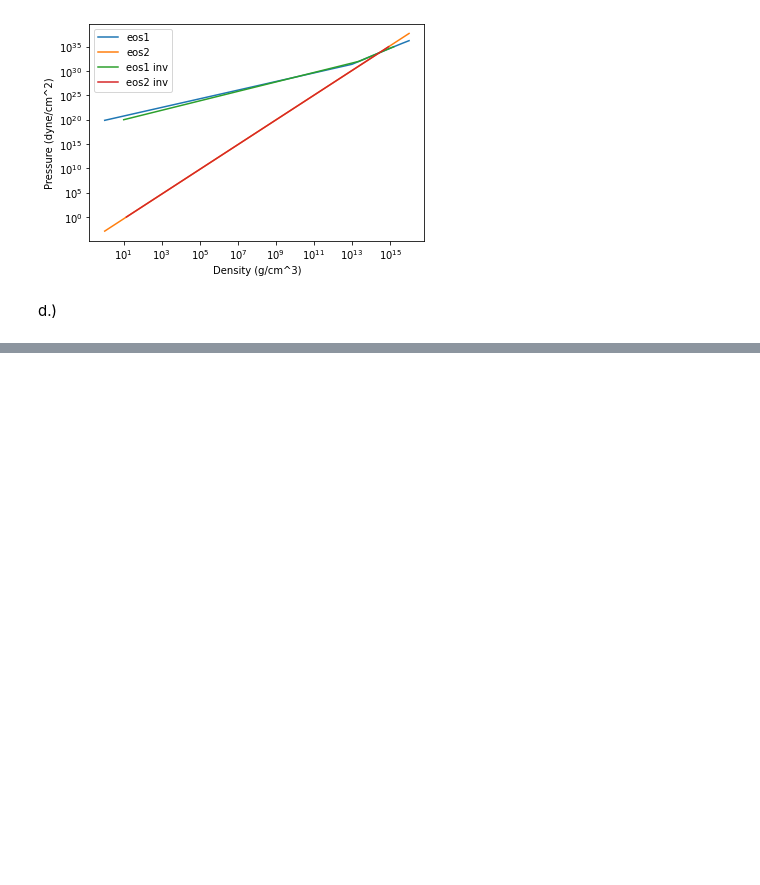
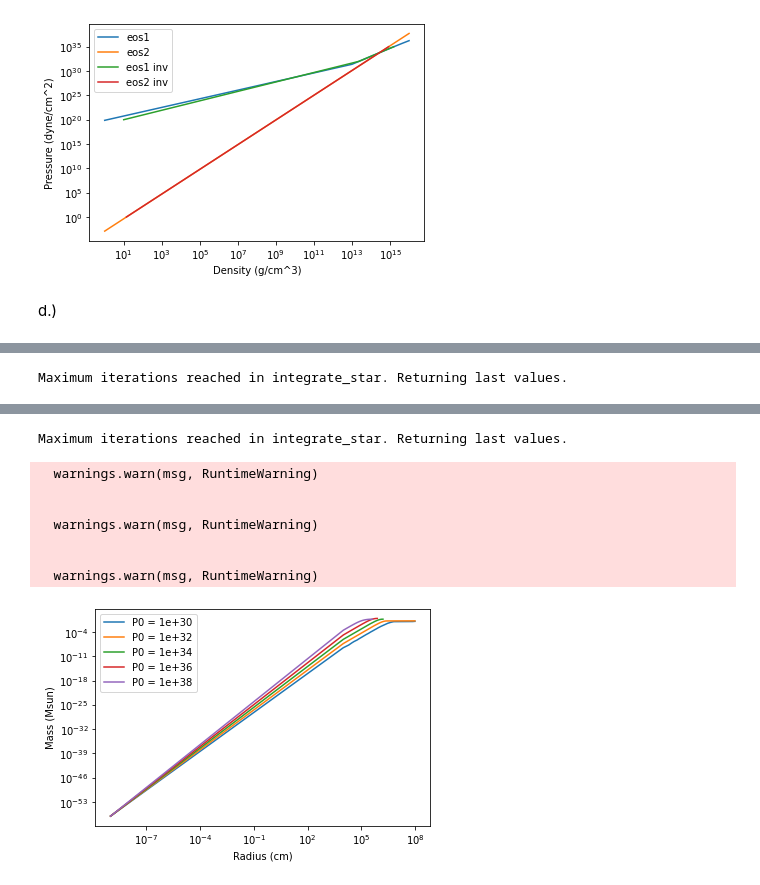
Before and after one commit to thomas-03/homework, a Jupyter notebook: 5460/homework10.ipynb, the cells around one changed output, grey strips where cells are left out. Saved outputs shown, nothing was run; the diff lists cells and outputs as text; code cells hidden in the pictures; blank space fills up the shorter version.

```diff
--- a/5460/homework10.ipynb
+++ b/5460/homework10.ipynb
@@ -97,10 +97,15 @@ d.)
 # %%
 def dydr(m,P,phi,r,EOS):
     if EOS == 1:
-        #put something here
-        rh0 = 1e10
+        rho = get_rho_from_P_eos1(P)
     elif EOS == 2:
-        #5.83e35*((rho*1e-39/mn)**(2.54))
-        rho = 10
+        rho = ((P/5.83e35)**(1/2.54))*mn*1e39
+    #note that this is in the GR form from eqn 9.15-9.17 in the notes
+    dmdr = 4*np.pi*(r**2)*rho
+    dPdr = -G*(m+(4*np.pi*P*r**3)/c**2)*(rho+P/c**2)/((r**2)*(1-2*G*m/(r*c**2)))
+    #dPdr = -G*m*rho/(r**2)
+    dphidr = (G*m/((c**2)*r**2))*(1+(4*np.pi*P*r**3)/(m*c**2))/(1-2*G*m/(r*c**2))
+    dphidr = G*m/(r**2)
+    #print(dphidr)
 
-    return np.array([dmdr,dPdr])
+    return np.array([dmdr,dPdr,dphidr])
@@ -106,0 +202,19 @@ def dydr(m,P,phi,r,EOS):
+# %%
+P0 = 1e30
+dr = 1e4
+#I'm starting with random initial central pressure just to see if the code runs and an initial mass of electon mass so its tiny but not 0 (so I won't get nans)
+for Pc in np.logspace(30,38,5):
+    r, m, P, phi = integrate(1e-9, np.array([mn, Pc, 0]), dr=dr, EOS=1)
+    plt.plot(r, m/Msun,label="P0 = "+str(Pc))
+#r, m, P, phi = integrate(1e-9, np.array([mn, P0, 0]), dr=dr, EOS=1)
+#plt.plot(r, m/Msun)
+plt.xscale('log')
+plt.yscale('log')
+#plt.ylim(1e-20,1e2)
+#plt.axhline(y=0.103)
+plt.xlabel('Radius (cm)')
+plt.ylabel('Mass (Msun)')
+plt.legend()
+plt.show()
+# %% [output]
+Maximum iterations reached in integrate_star. Returning last values.
@@ -106,0 +222,9 @@ def dydr(m,P,phi,r,EOS):
+Maximum iterations reached in integrate_star. Returning last values.
+  warnings.warn(msg, RuntimeWarning)
+
+
+  warnings.warn(msg, RuntimeWarning)
+
+
+  warnings.warn(msg, RuntimeWarning)
+[figure, added]
```
Also changed, not shown: parts of 15 cells of this notebook.
